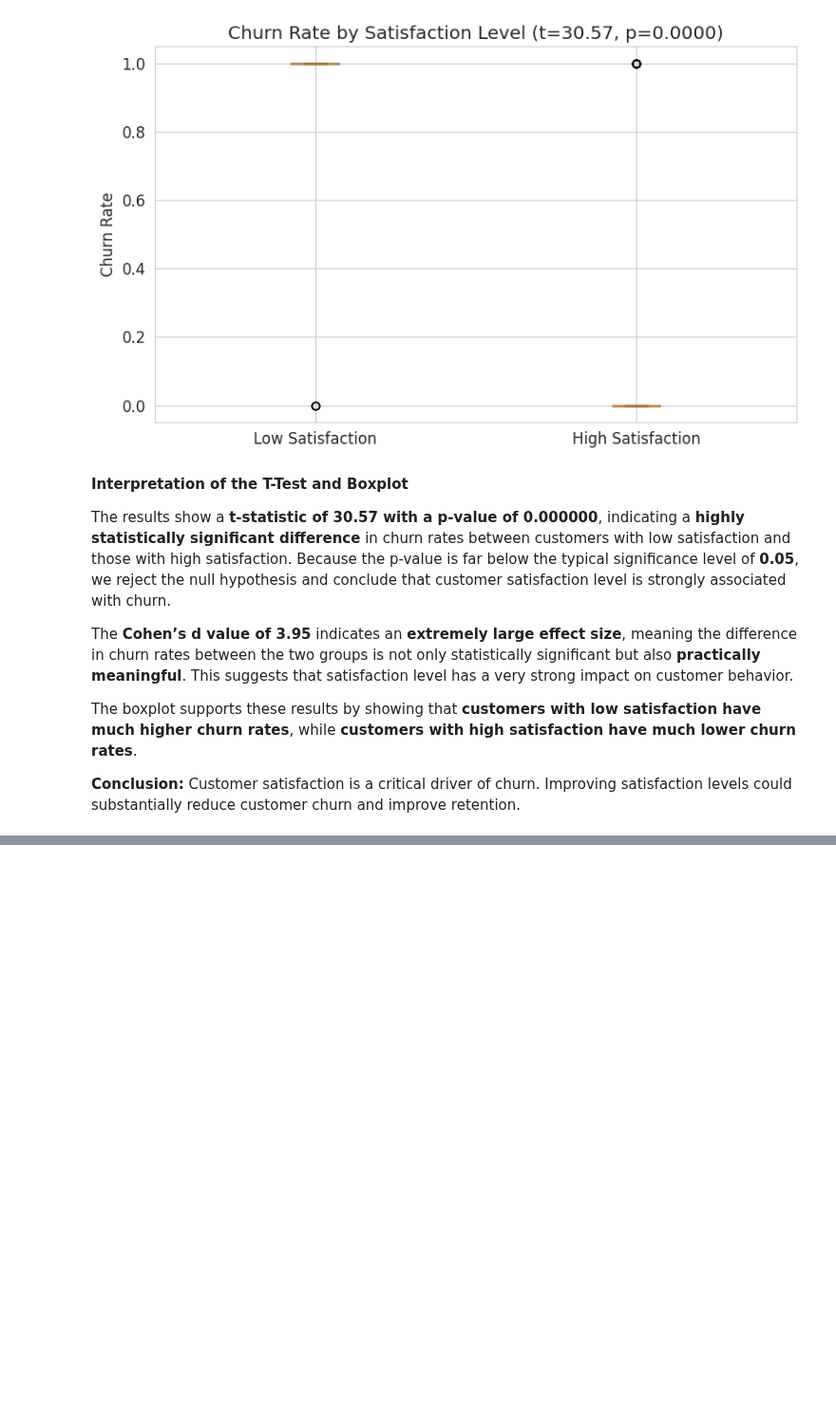
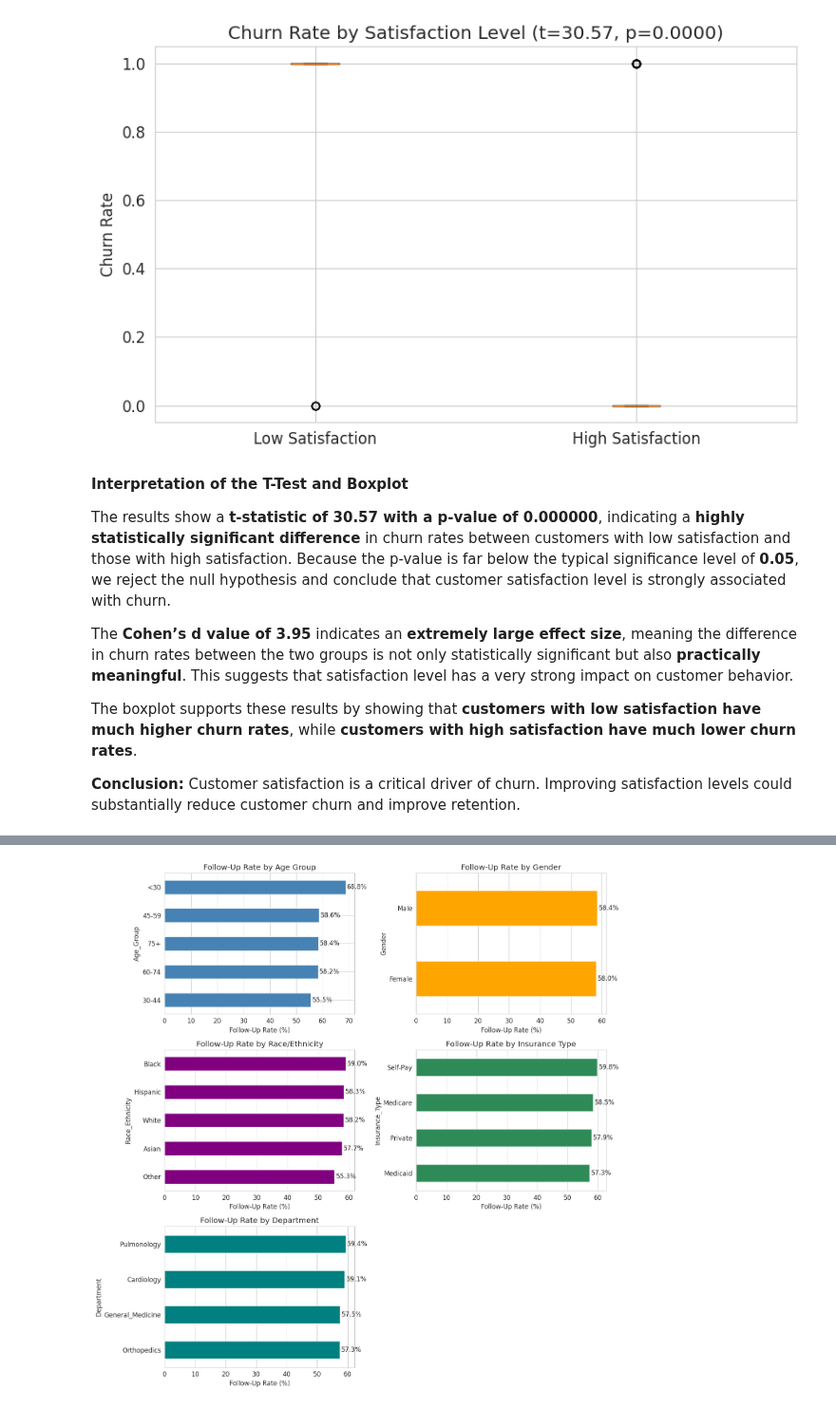
Before and after one commit to hawa1983/MG-628, a Jupyter notebook: Midterm_Regression_Project.ipynb, the cells around one changed output, grey strips where cells are left out. Shown at 95% size. Cells and saved outputs as stored; diff of their text form; code cells hidden in the pictures; blank space fills up the shorter version.

```diff
--- a/Midterm_Regression_Project.ipynb
+++ b/Midterm_Regression_Project.ipynb
@@ -1050,0 +1960,68 @@ The boxplot supports these results by showing that **customers with low satisfac
+# %%
+# Compute follow-up rates
+age_rates = followup_rate_by("Age_Group")
+gender_rates = followup_rate_by("Gender")
+race_rates = followup_rate_by("Race_Ethnicity")
+insurance_rates = followup_rate_by("Insurance_Type")
+dept_rates = followup_rate_by("Department")
+
+fig, axes = plt.subplots(3, 2, figsize=(14, 14))
+
+# -----------------------------
+# Age Group
+# -----------------------------
+age_rates.plot(kind="barh", ax=axes[0,0], color="steelblue")
+axes[0,0].set_title("Follow-Up Rate by Age Group")
+axes[0,0].set_xlabel("Follow-Up Rate (%)")
+
+for i, v in enumerate(age_rates):
+    axes[0,0].text(v + 0.5, i, f"{v:.1f}%", va="center")
+
+# -----------------------------
+# Gender
+# -----------------------------
+gender_rates.plot(kind="barh", ax=axes[0,1], color="orange")
+axes[0,1].set_title("Follow-Up Rate by Gender")
+axes[0,1].set_xlabel("Follow-Up Rate (%)")
+
+for i, v in enumerate(gender_rates):
+    axes[0,1].text(v + 0.5, i, f"{v:.1f}%", va="center")
+
+# -----------------------------
+# Race/Ethnicity
+# -----------------------------
+race_rates.plot(kind="barh", ax=axes[1,0], color="purple")
+axes[1,0].set_title("Follow-Up Rate by Race/Ethnicity")
+axes[1,0].set_xlabel("Follow-Up Rate (%)")
+
+for i, v in enumerate(race_rates):
+    axes[1,0].text(v + 0.5, i, f"{v:.1f}%", va="center")
+
+# -----------------------------
+# Insurance Type
+# -----------------------------
+insurance_rates.plot(kind="barh", ax=axes[1,1], color="seagreen")
+axes[1,1].set_title("Follow-Up Rate by Insurance Type")
+axes[1,1].set_xlabel("Follow-Up Rate (%)")
+
+for i, v in enumerate(insurance_rates):
+    axes[1,1].text(v + 0.5, i, f"{v:.1f}%", va="center")
+
+# -----------------------------
+# Department
+# -----------------------------
+dept_rates.plot(kind="barh", ax=axes[2,0], color="teal")
+axes[2,0].set_title("Follow-Up Rate by Department")
+axes[2,0].set_xlabel("Follow-Up Rate (%)")
+
+for i, v in enumerate(dept_rates):
+    axes[2,0].text(v + 0.5, i, f"{v:.1f}%", va="center")
+
+# Remove empty subplot
+axes[2,1].axis("off")
+
+plt.tight_layout()
+plt.savefig("followup_profile_analysis.png", dpi=150)
+plt.show()
+# %% [output]
+[figure, added]
```
Also changed, not shown: parts of 47 cells of this notebook.
